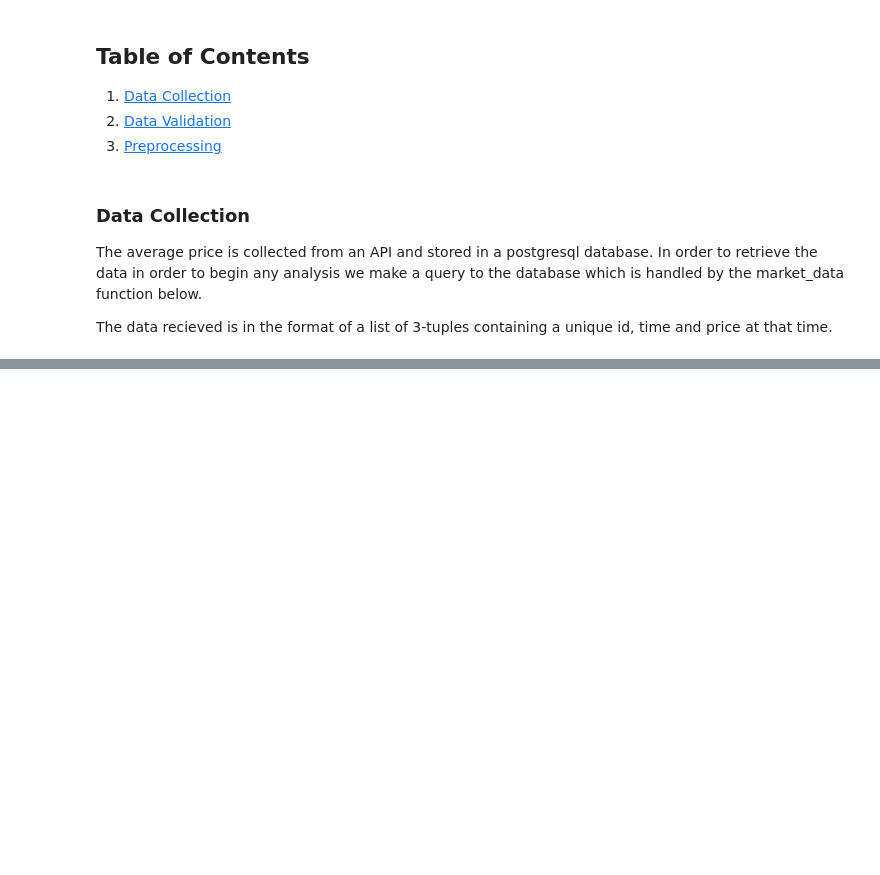
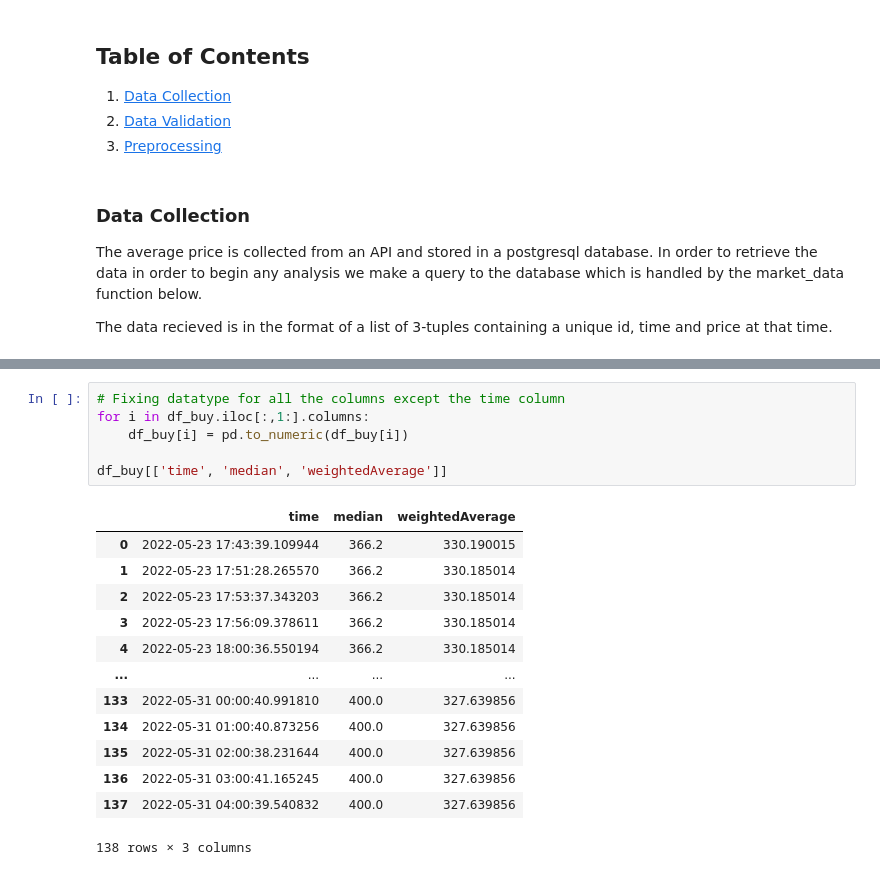
Before and after one commit to defunSM/Data-Science-Portfolio, a Jupyter notebook: Eve_Online_PI_Price_Forecaster/notebooks/PI_Price_EDA.ipynb, the cells around one changed output, grey strips where cells are left out. Cells and saved outputs as stored; diff of their text form; blank space fills up the shorter version.

```diff
--- a/Eve_Online_PI_Price_Forecaster/notebooks/PI_Price_EDA.ipynb
+++ b/Eve_Online_PI_Price_Forecaster/notebooks/PI_Price_EDA.ipynb
@@ -119,0 +168,20 @@ Command executed successfully
+# %%
+# Fixing datatype for all the columns except the time column
+for i in df_buy.iloc[:,1:].columns:
+    df_buy[i] = pd.to_numeric(df_buy[i])
+
+df_buy[['time', 'median', 'weightedAverage']]
+# %% [output]
+|  | time | median | weightedAverage |
+| 0 | 2022-05-23 17:43:39.109944 | 366.2 | 330.190015 |
+| 1 | 2022-05-23 17:51:28.265570 | 366.2 | 330.185014 |
+| 2 | 2022-05-23 17:53:37.343203 | 366.2 | 330.185014 |
+| 3 | 2022-05-23 17:56:09.378611 | 366.2 | 330.185014 |
+| 4 | 2022-05-23 18:00:36.550194 | 366.2 | 330.185014 |
+| ... | ... | ... | ... |
+| 133 | 2022-05-31 00:00:40.991810 | 400.0 | 327.639856 |
+| 134 | 2022-05-31 01:00:40.873256 | 400.0 | 327.639856 |
+| 135 | 2022-05-31 02:00:38.231644 | 400.0 | 327.639856 |
+| 136 | 2022-05-31 03:00:41.165245 | 400.0 | 327.639856 |
+| 137 | 2022-05-31 04:00:39.540832 | 400.0 | 327.639856 |
+138 rows × 3 columns
```
Also changed, not shown: parts of 11 cells of this notebook.
